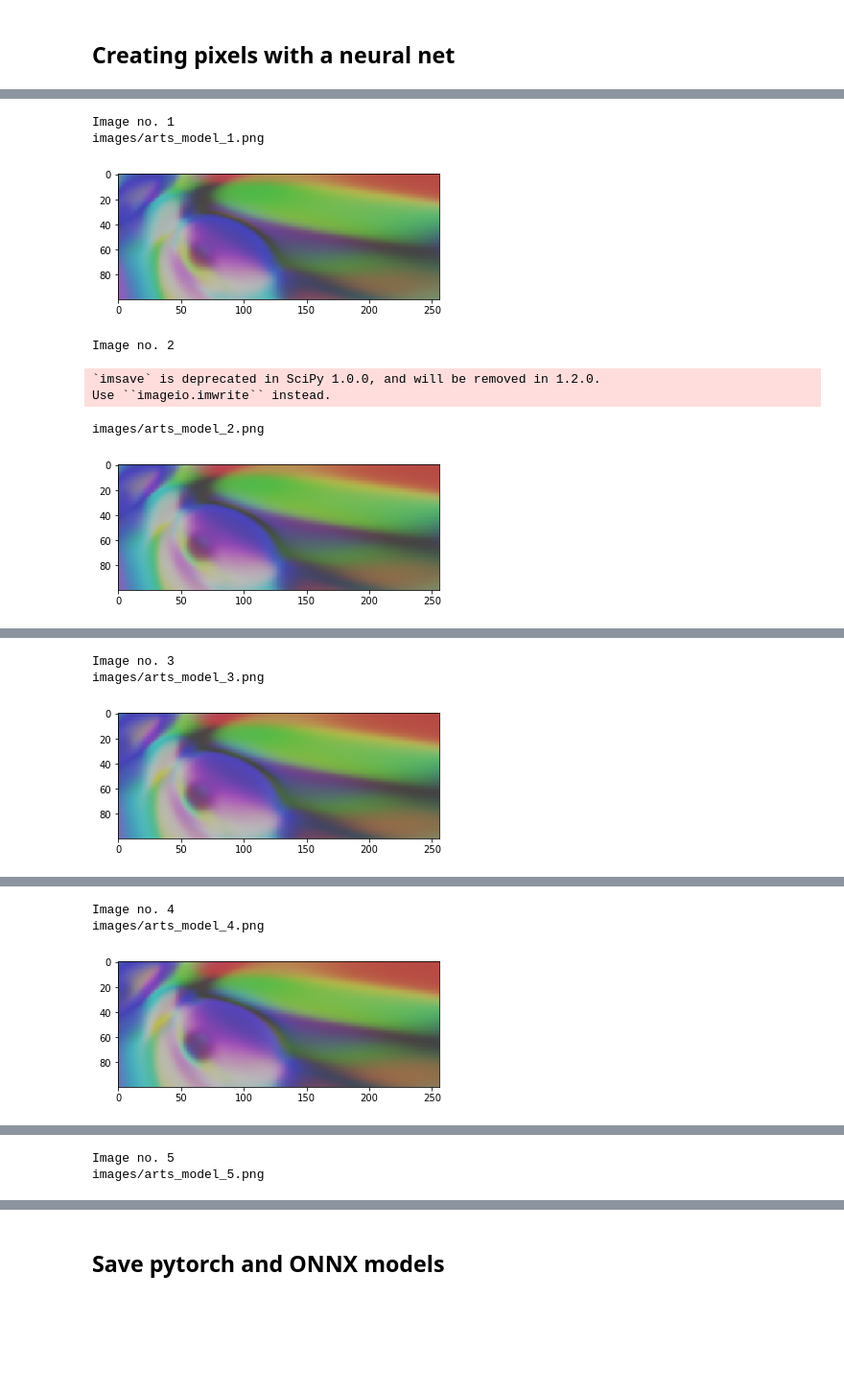
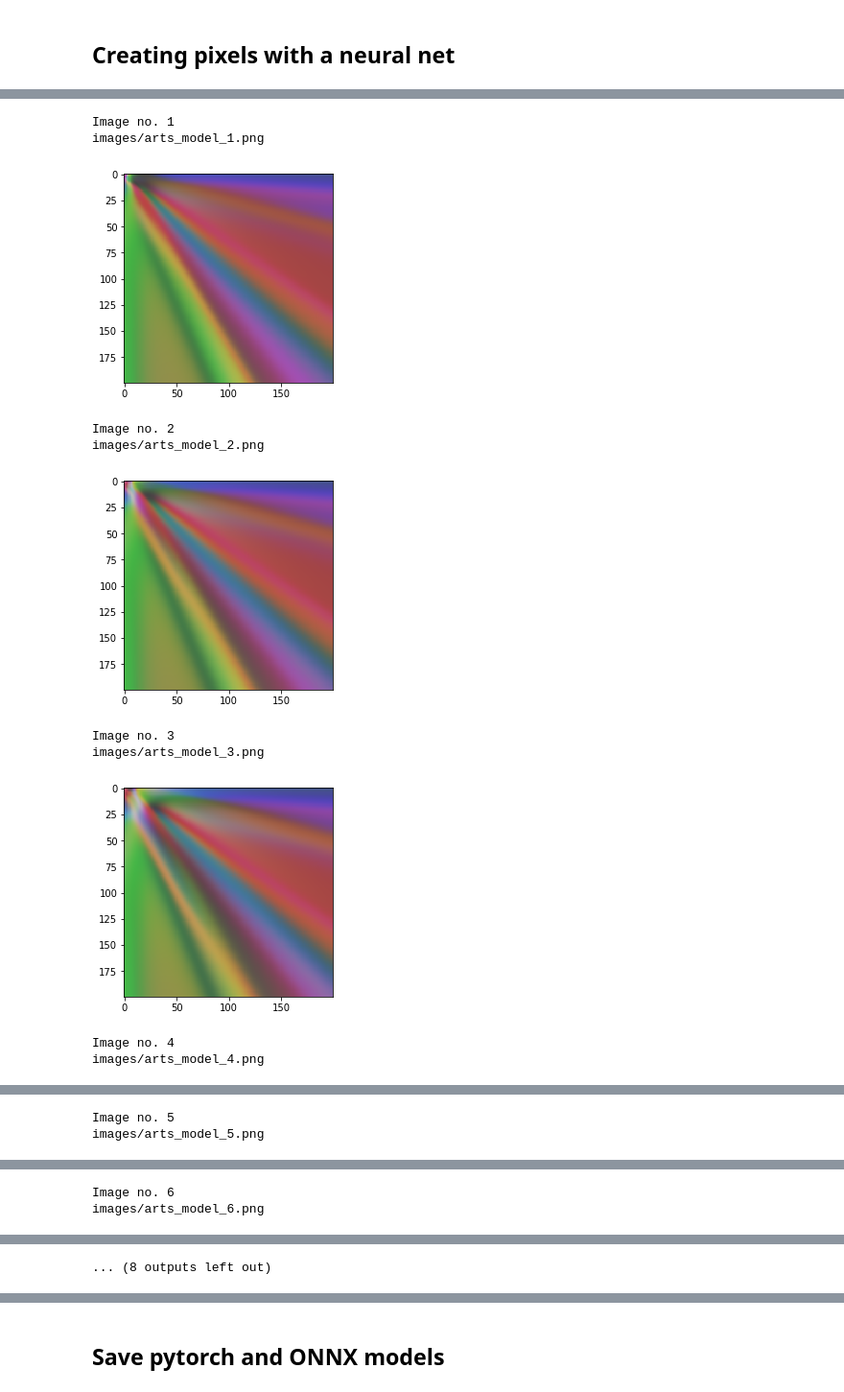
Before and after one commit to subrockmann/artsificial, a Jupyter notebook: Generate Arts.ipynb, the cells around one changed output, grey strips where cells are left out. Shown at 96% size. Cells and saved outputs as stored; diff of their text form; code cells hidden in the pictures; blank space fills up the shorter version.

Commit message:
fix: save images with matplotlib instead of scipy

```diff
--- a/Generate Arts.ipynb
+++ b/Generate Arts.ipynb
@@ -18,15 +16,14 @@ import scipy.misc
 class net(nn.Module):
     def __init__(self):
         super(net, self).__init__()
-        self.ln1 = nn.Linear(z_size + 3,32,bias=False)  # set the input size according to z
+        self.ln1 = nn.Linear(z_size + 3,32,bias=False)  # set the input size according to z_size
         self.ln2 = nn.Linear(32,32,bias=False)
         self.ln3 = nn.Linear(32,32,bias=False)
-        #self.ln4 = nn.Linear(32,1,bias=False)      # grey scale version
-        self.ln4 = nn.Linear(32,3,bias=False)      # colour version
-        nninit.uniform(self.ln1.weight, a=-1,b=1)
-        nninit.uniform(self.ln2.weight,a=-1,b=1)
-        nninit.uniform(self.ln3.weight,a=-1,b=1)
-        nninit.uniform(self.ln4.weight,a=-1,b=1)
+        self.ln4 = nn.Linear(32,3,bias=False)           # output size is 3 for RGB images
+        nninit.uniform_(self.ln1.weight, a=-1,b=1)
+        nninit.uniform_(self.ln2.weight,a=-1,b=1)
+        nninit.uniform_(self.ln3.weight,a=-1,b=1)
+        nninit.uniform_(self.ln4.weight,a=-1,b=1)
         self.tanh1 = nn.Tanh()
         self.tanh2 = nn.Tanh()
         self.tanh3 = nn.Tanh()
@@ -43,21 +42,19 @@ class net(nn.Module):
 # %%
-
-height = 100
-width = 256
+height = 200
+width = 200
 scale = 0.1
-z_size = 7  # min 7
+z_size = 5
 num_images = 10
 alpha = 1  # constant for shifting vector z
 
 model_dir = 'models/'
 base_name = "images/"
-
 model_name = 'arts_model'
 pytorch_ending = ".pt"
 onnx_ending = ".onnx"
 # %%
 def createInputVec(z,x,y):
-    r = math.sqrt(((x*scale-(img_size*scale/2))**2) + ((y*scale-(img_size*scale/2))**2) )
+    r = math.sqrt(((x*scale-(x*scale/2))**2) + ((y*scale-(y*scale/2))**2) )
     z_size = len(z)
     input = torch.rand(1,z_size + 3)
 
@@ -78,39 +74,40 @@ def update_z(z, alpha=1):
 # %%
 G = net()
 #batch produce
 z = torch.rand(z_size)
 for i in range(num_images):
     print("Image no. "+str(i+1))
 
     update_z(z, alpha)
 
     #image = np.zeros((img_size ** 2, 1)) # gray scale version
     #image = np.zeros((img_size ** 2, 3)) # colour version
     image = np.zeros((height * width, 3)) # colour version
     for h in range(height):
 
         for w in range(width):
             input = createInputVec(z,h,w)
             image[h * width + w] = G(input).data.numpy()
 
     #image = np.stack((image,image,image), axis=1)
     #image = image.reshape(img_size,img_size) # gray scale version
 
     image = image.reshape(height, width,3) # gray scale version
     image_name = base_name + model_name + "_" + str(i+1)+ ".png"
     print(image_name)
 
     imgplot = plt.imshow(image)#, cmap='gray')    # cmap was missing and displaying grayscale images as "coloured"
     plt.show()
-    #plt.savefig(image_name)
-    scipy.misc.imsave(image_name, image)
-    #
+    plt.imsave(image_name, image)
 # %% [output]
 Image no. 1
 images/arts_model_1.png
-[figure, old version]
+[figure, new version]
 Image no. 2
+images/arts_model_2.png
+[figure, new version]
-`imsave` is deprecated in SciPy 1.0.0, and will be removed in 1.2.0.
-Use ``imageio.imwrite`` instead.
+Image no. 3
+images/arts_model_3.png
+[figure, new version]
-images/arts_model_2.png
+Image no. 4
+images/arts_model_4.png
-[figure, old version]
@@ -117,3 +115,2 @@ images/arts_model_2.png
-Image no. 3
-images/arts_model_3.png
+Image no. 5
+images/arts_model_5.png
-[figure, old version]
@@ -120,3 +118,2 @@ images/arts_model_3.png
-Image no. 4
-images/arts_model_4.png
+Image no. 6
+images/arts_model_6.png
-[figure, old version]
@@ -123,2 +121 @@ images/arts_model_4.png
-Image no. 5
-images/arts_model_5.png
+... (8 outputs left out)
```
Also changed, not shown: parts of 5 cells of this notebook.
